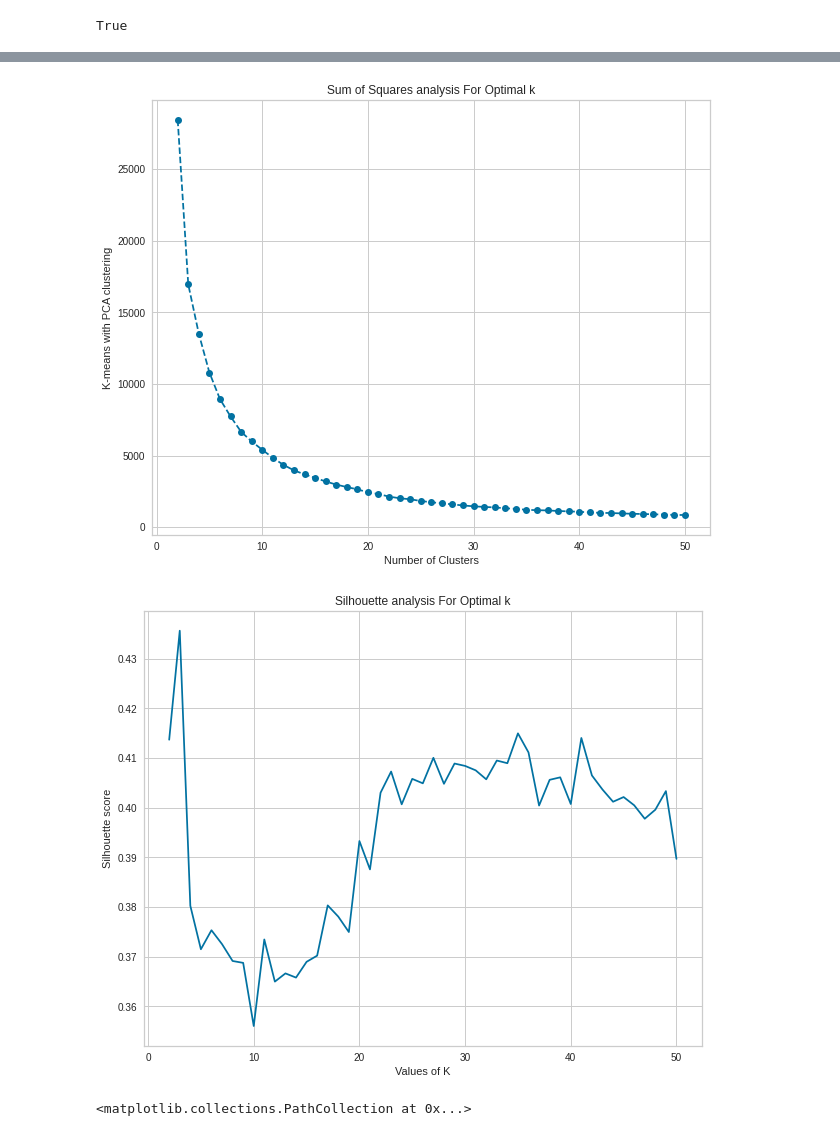
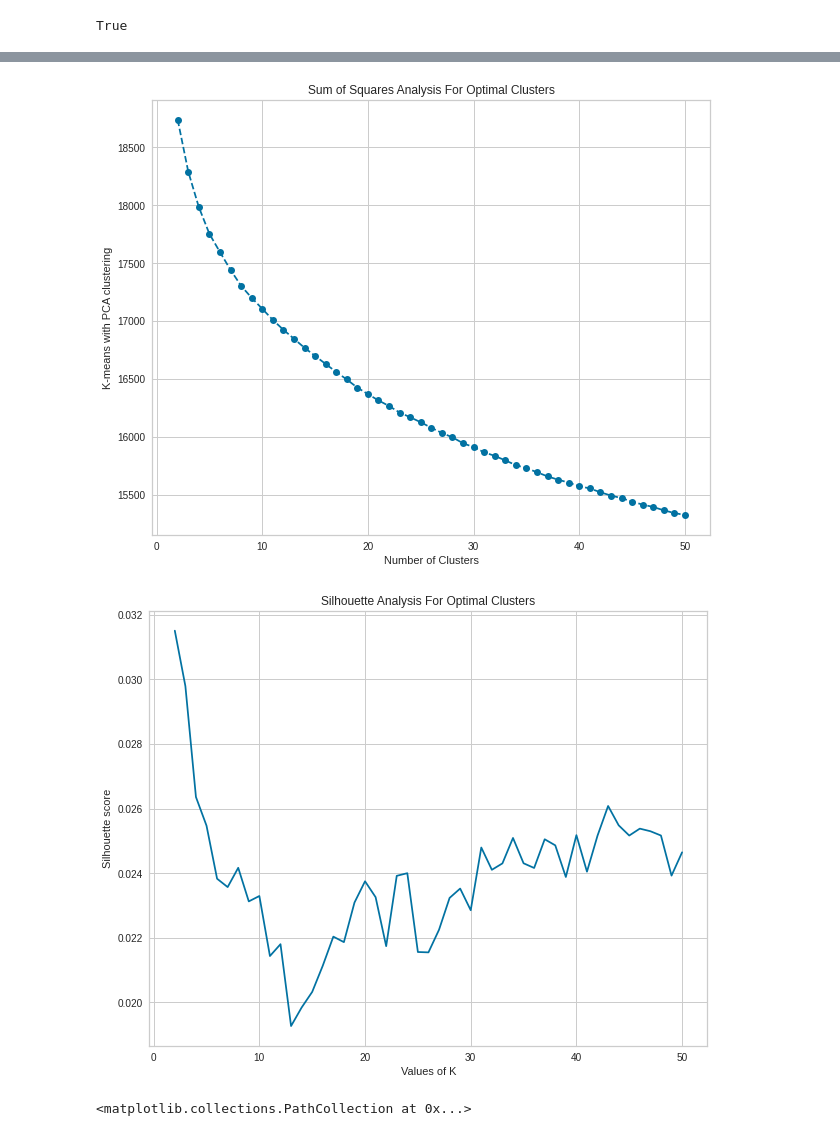
Before and after one commit to yahya010/DocClustering, a Jupyter notebook: Code/ColabRefactor.ipynb, the cells around one changed output, grey strips where cells are left out. Cells and saved outputs as stored; diff of their text form; code cells hidden in the pictures.

Commit message:
Save Modern Speech Embeddings

```diff
--- a/Code/ColabRefactor.ipynb
+++ b/Code/ColabRefactor.ipynb
@@ -94,6 +95,11 @@ PRINT_CLEANLAB_ANALYSIS = True
 
 # KMeans
 CLUSTER_RANGE = range(2, 51)
+
+# Create data output directory if needed
+if not os.path.exists('Data_Output'):
+   # Create a new directory because it does not exist
+   os.makedirs('Data_Output')
 
 
 ## REF: https://colab.research.google.com/github/gal-a/blog/blob/master/docs/notebooks/nlp/nlp_tf-idf_clustering.ipynb#scrollTo=EbAMAIFFV_xh
@@ -147,7 +153,7 @@ class PresidentIndex(Enum):
   Donald_Trump = 44
 
 # Set Presidents to use
-PRESIDENTS = [PresidentIndex.George_Washington, PresidentIndex.Abraham_Lincoln];
+PRESIDENTS = [PresidentIndex.Ronald_Reagan, PresidentIndex.George_Bush_SR, PresidentIndex.William_Clinton, PresidentIndex.George_Bush, PresidentIndex.Barack_Obama, PresidentIndex.Donald_Trump];
 PRESIDENT_NAMES = [n.name for n in PRESIDENTS]
 
 # Get stopwords, stemmer and lemmatizer
@@ -339,36 +348,36 @@ def kmeans_optimal_clusters(reduced_embedding, fullTranscripts, cluster_range):
     # Comparison of Within Cluster Sum of Squares (wcss) for different cluster sizes
     wcss = []
     silhouette_avg = []
 
 
     for i in cluster_range:
         km = KMeans(n_clusters=i, init='k-means++', random_state=42, n_init=10)
         km.fit(reduced_embedding)
         wcss.append(km.inertia_)
         silhouette_avg.append(silhouette_score(reduced_embedding, km.labels_, metric='euclidean', random_state=42))
 
     # Sum of Squares Plot
     plt.figure(figsize=(10, 8))
     plt.plot(cluster_range, wcss, marker='o', linestyle='--')
     plt.xlabel('Number of Clusters')
     plt.ylabel('K-means with PCA clustering')
     plt.title('Sum of Squares Analysis For Optimal Clusters')
     plt.show()
 
 
     # Silhouette Plot
     plt.figure(figsize=(10, 8))
     plt.plot(cluster_range, silhouette_avg, 'bx-')
     plt.xlabel('Values of K')
     plt.ylabel('Silhouette score')
     plt.title('Silhouette Analysis For Optimal Clusters')
     plt.show()
 
 
-kmeans_optimal_clusters(sentences_embeddings_reduced, post_cleanlab_speeches, CLUSTER_RANGE)
+kmeans_optimal_clusters(reduced_embedding, post_cleanlab_speeches, CLUSTER_RANGE)
 # %% [output]
-[figure, old version]
+[figure, new version]
-[figure, old version]
+[figure, new version]
 # %%
 # Segmentation
 segmentation  = get_optimal_splits(embeddings, p) # Splits.
```
Also changed, not shown: parts of 7 cells of this notebook, 1 other file.
